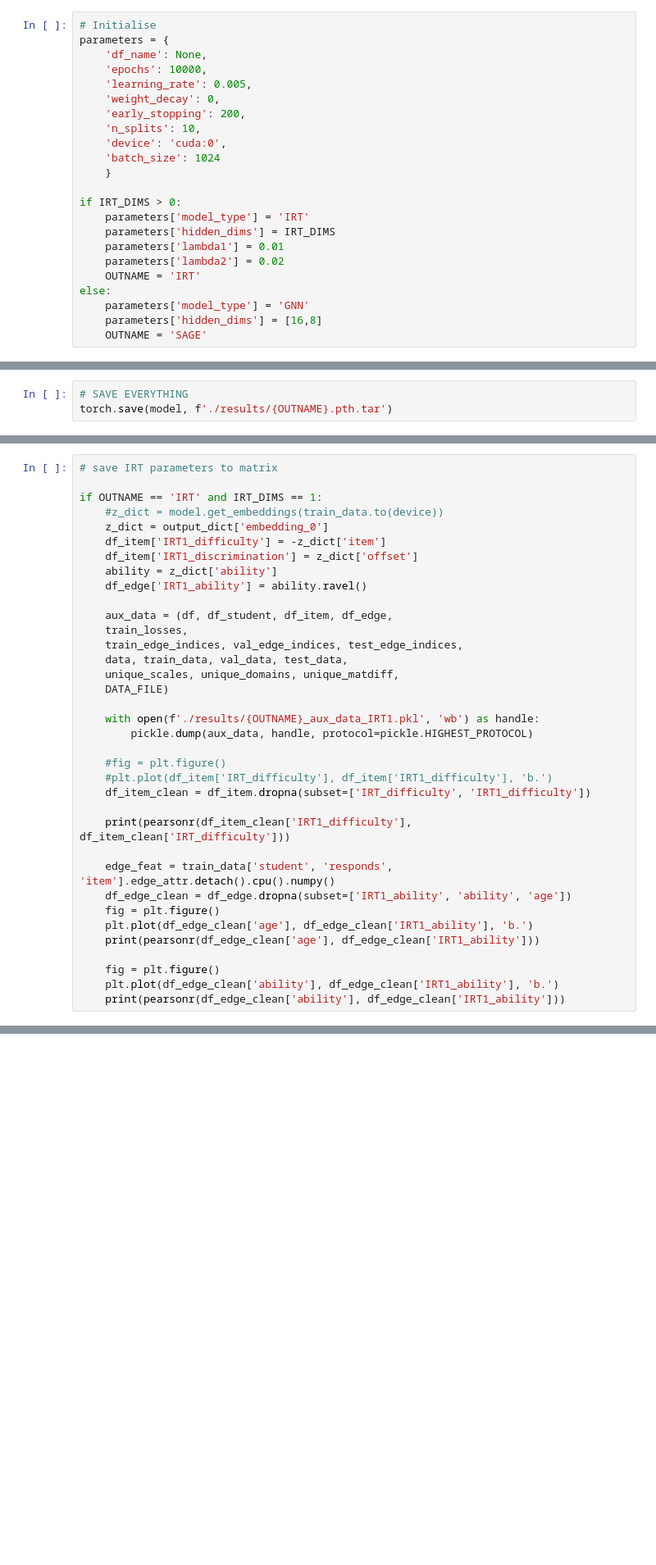
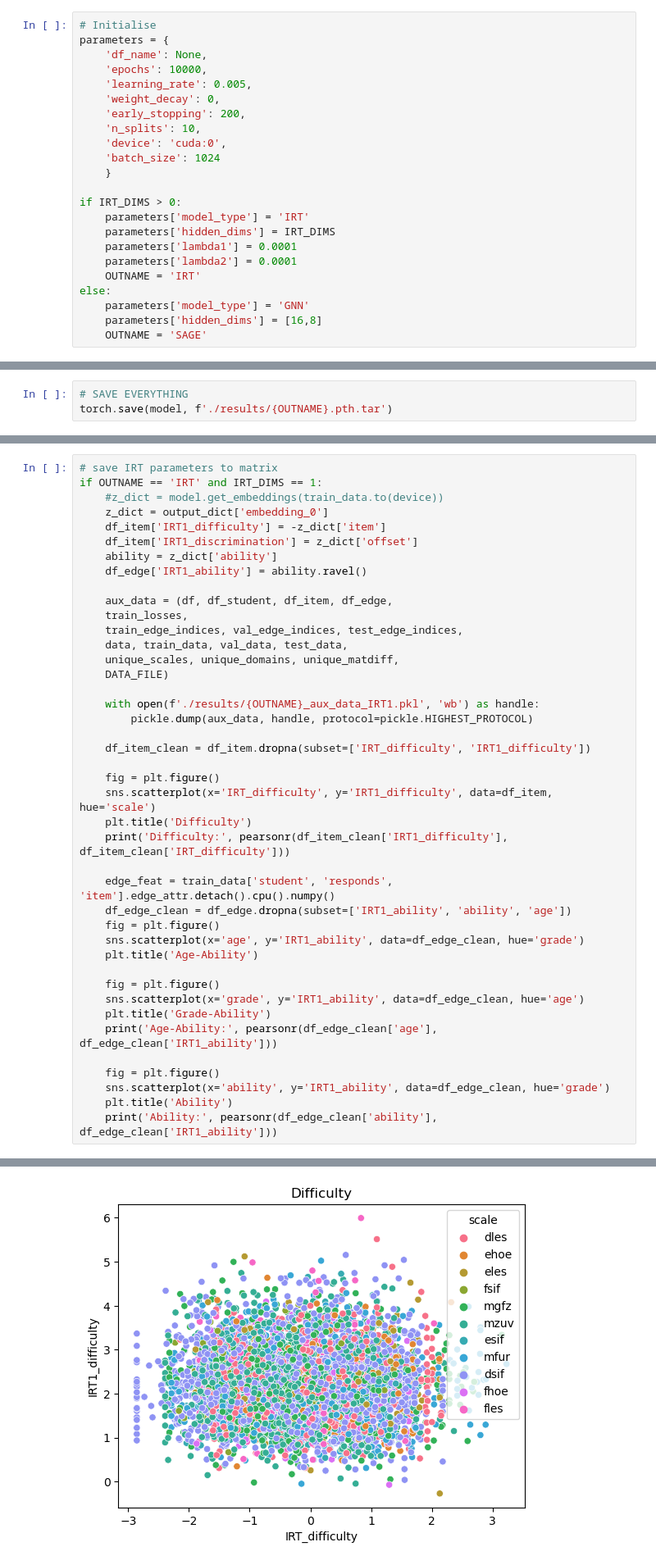
Before and after one commit to lisiq/Modelling-Students-Learning, a Jupyter notebook: GNN_final.ipynb, the cells around one changed output, grey strips where cells are left out. Shown at 82% size. Cells and saved outputs as stored; diff of their text form; blank space fills up the shorter version.

Commit message:
gnn final plots

```diff
--- a/GNN_final.ipynb
+++ b/GNN_final.ipynb
@@ -42,8 +43,8 @@ parameters = {
 if IRT_DIMS > 0:
     parameters['model_type'] = 'IRT'
     parameters['hidden_dims'] = IRT_DIMS
-    parameters['lambda1'] = 0.01
-    parameters['lambda2'] = 0.02
+    parameters['lambda1'] = 0.0001
+    parameters['lambda2'] = 0.0001
     OUTNAME = 'IRT'
 else:
     parameters['model_type'] = 'GNN'
@@ -152,6 +159,5 @@ fig.tight_layout()
 # %%
 # save IRT parameters to matrix
-
 if OUTNAME == 'IRT' and IRT_DIMS == 1:
     #z_dict = model.get_embeddings(train_data.to(device))
     z_dict = output_dict['embedding_0']
@@ -170,18 +176,26 @@ if OUTNAME == 'IRT' and IRT_DIMS == 1:
     with open(f'./results/{OUTNAME}_aux_data_IRT1.pkl', 'wb') as handle:
         pickle.dump(aux_data, handle, protocol=pickle.HIGHEST_PROTOCOL)
 
-    #fig = plt.figure()
-    #plt.plot(df_item['IRT_difficulty'], df_item['IRT1_difficulty'], 'b.')
     df_item_clean = df_item.dropna(subset=['IRT_difficulty', 'IRT1_difficulty'])
 
-    print(pearsonr(df_item_clean['IRT1_difficulty'], df_item_clean['IRT_difficulty']))
+    fig = plt.figure()
+    sns.scatterplot(x='IRT_difficulty', y='IRT1_difficulty', data=df_item, hue='scale')
+    plt.title('Difficulty')
+    print('Difficulty:', pearsonr(df_item_clean['IRT1_difficulty'], df_item_clean['IRT_difficulty']))
 
     edge_feat = train_data['student', 'responds', 'item'].edge_attr.detach().cpu().numpy()
     df_edge_clean = df_edge.dropna(subset=['IRT1_ability', 'ability', 'age'])
     fig = plt.figure()
-    plt.plot(df_edge_clean['age'], df_edge_clean['IRT1_ability'], 'b.')
-    print(pearsonr(df_edge_clean['age'], df_edge_clean['IRT1_ability']))
+    sns.scatterplot(x='age', y='IRT1_ability', data=df_edge_clean, hue='grade')
+    plt.title('Age-Ability')
 
     fig = plt.figure()
-    plt.plot(df_edge_clean['ability'], df_edge_clean['IRT1_ability'], 'b.')
-    print(pearsonr(df_edge_clean['ability'], df_edge_clean['IRT1_ability']))
+    sns.scatterplot(x='grade', y='IRT1_ability', data=df_edge_clean, hue='age')
+    plt.title('Grade-Ability')
+    print('Age-Ability:', pearsonr(df_edge_clean['age'], df_edge_clean['IRT1_ability']))
+
+    fig = plt.figure()
+    sns.scatterplot(x='ability', y='IRT1_ability', data=df_edge_clean, hue='grade')
+    plt.title('Ability')
+    print('Ability:', pearsonr(df_edge_clean['ability'], df_edge_clean['IRT1_ability']))
+# %% [output]
@@ -187,0 +210 @@ if OUTNAME == 'IRT' and IRT_DIMS == 1:
+[figure, added]
```
Also changed, not shown: parts of 5 cells of this notebook.
